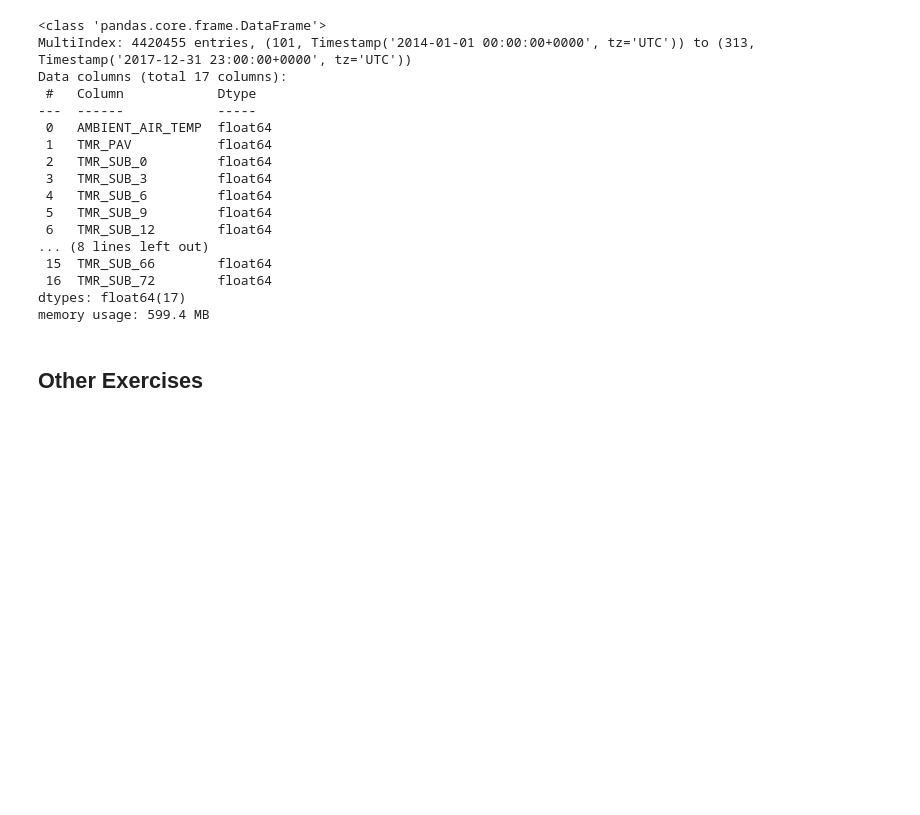
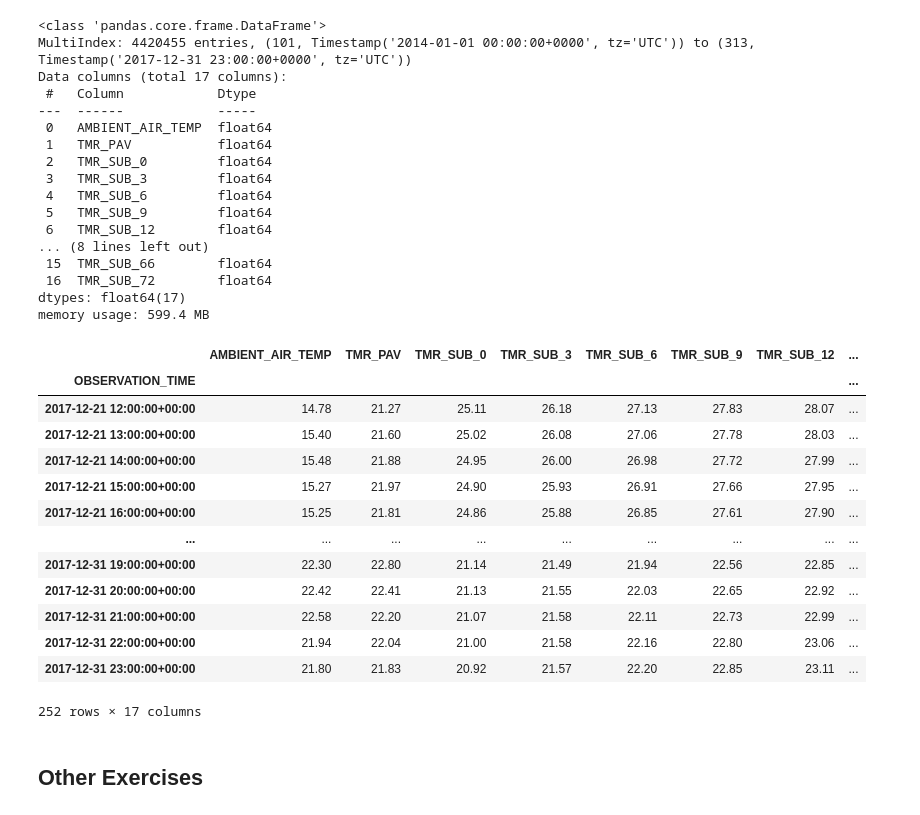
Before and after one commit to erikjamesmason/Temperature_Data_Probe_2, a Jupyter notebook: tdp_ind2.ipynb, the cells around one changed output. Drawn from its saved outputs; the diff is of its cells as text; code cells hidden in the pictures; blank space fills up the shorter version.

```diff
--- a/tdp_ind2.ipynb
+++ b/tdp_ind2.ipynb
@@ -30,7 +30,7 @@ df1 = df1.set_index(['SITE_NUMBER', 'OBSERVATION_TIME'])
 # %%
 # sort_index arranges index values in ascending order
 
-df1 = df1.sort_index(level=0)
+df1 = df1.sort_index()
 # %%
 df1
 # %% [output]
@@ -244,6 +244,25 @@ Data columns (total 17 columns):
  16  TMR_SUB_72        float64
 dtypes: float64(17)
 memory usage: 599.4 MB
+# %%
+# df8 = df1.loc[(101,'2014'): (323, '2014')]
+
+df1.loc[(323, '201')]
+# %% [output]
+|  | AMBIENT_AIR_TEMP | TMR_PAV | TMR_SUB_0 | TMR_SUB_3 | TMR_SUB_6 | TMR_SUB_9 | TMR_SUB_12 | ... |
+| OBSERVATION_TIME |  |  |  |  |  |  |  | ... |
+| 2017-12-21 12:00:00+00:00 | 14.78 | 21.27 | 25.11 | 26.18 | 27.13 | 27.83 | 28.07 | ... |
+| 2017-12-21 13:00:00+00:00 | 15.40 | 21.60 | 25.02 | 26.08 | 27.06 | 27.78 | 28.03 | ... |
+| 2017-12-21 14:00:00+00:00 | 15.48 | 21.88 | 24.95 | 26.00 | 26.98 | 27.72 | 27.99 | ... |
+| 2017-12-21 15:00:00+00:00 | 15.27 | 21.97 | 24.90 | 25.93 | 26.91 | 27.66 | 27.95 | ... |
+| 2017-12-21 16:00:00+00:00 | 15.25 | 21.81 | 24.86 | 25.88 | 26.85 | 27.61 | 27.90 | ... |
+| ... | ... | ... | ... | ... | ... | ... | ... | ... |
+| 2017-12-31 19:00:00+00:00 | 22.30 | 22.80 | 21.14 | 21.49 | 21.94 | 22.56 | 22.85 | ... |
+| 2017-12-31 20:00:00+00:00 | 22.42 | 22.41 | 21.13 | 21.55 | 22.03 | 22.65 | 22.92 | ... |
+| 2017-12-31 21:00:00+00:00 | 22.58 | 22.20 | 21.07 | 21.58 | 22.11 | 22.73 | 22.99 | ... |
+| 2017-12-31 22:00:00+00:00 | 21.94 | 22.04 | 21.00 | 21.58 | 22.16 | 22.80 | 23.06 | ... |
+| 2017-12-31 23:00:00+00:00 | 21.80 | 21.83 | 20.92 | 21.57 | 22.20 | 22.85 | 23.11 | ... |
+252 rows × 17 columns
 # %% [markdown]
 ## Other Exercises
 # %%
```
Also changed, not shown: parts of 1 cell of this notebook, 1 other file.
